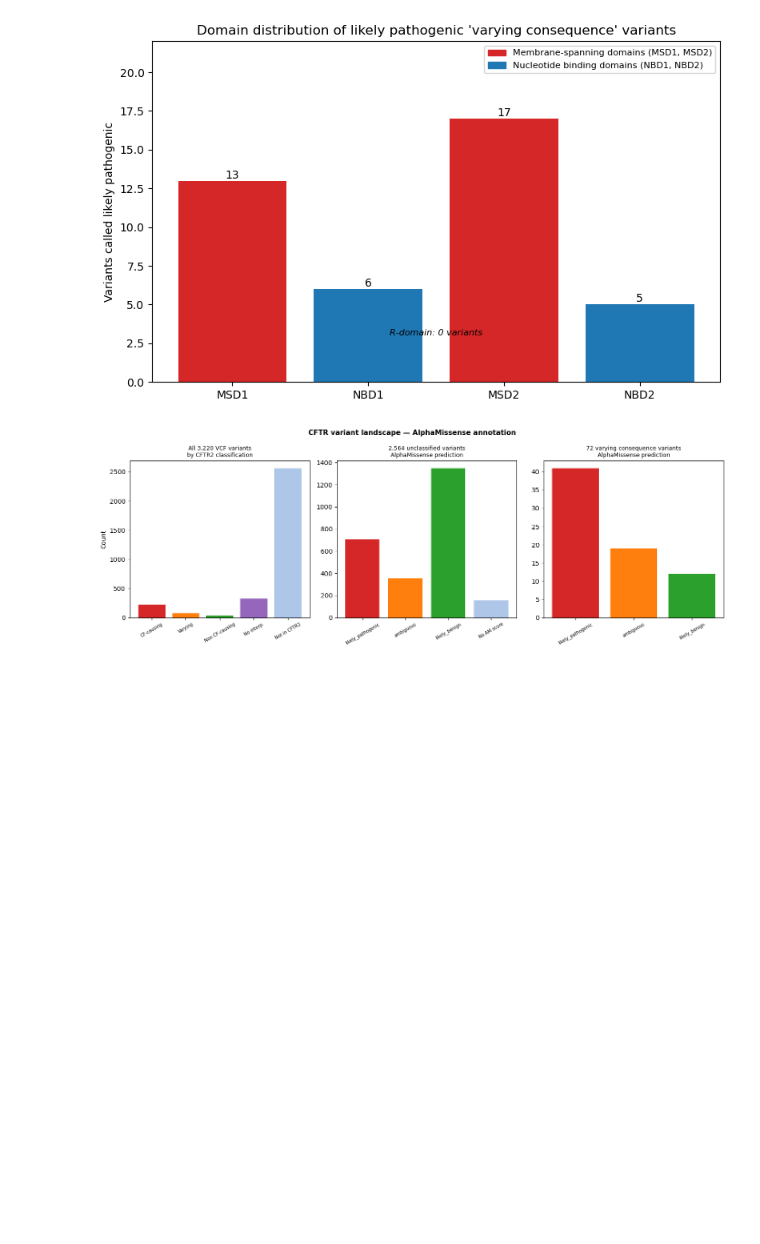
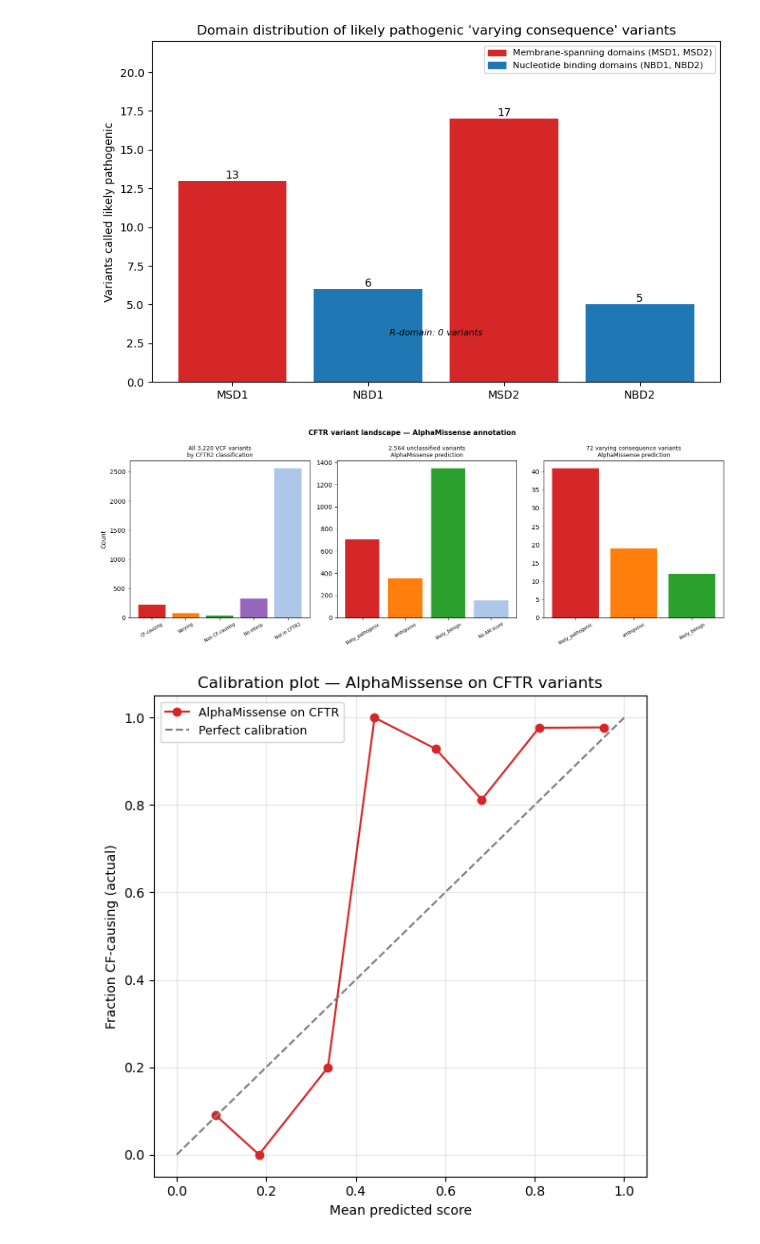
Before and after one commit to RoshaniPawar16/alphamissense-cftr, a Jupyter notebook: alphamissense.ipynb, the cells around one changed output. Cells and saved outputs as stored; diff of their text form; code cells hidden in the pictures; blank space fills up the shorter version.

```diff
--- a/alphamissense.ipynb
+++ b/alphamissense.ipynb
@@ -916,3 +916,27 @@ plt.savefig("summary_plot.png", dpi=150, bbox_inches="tight")
 plt.show()
 # %% [output]
 [figure]
+# %%
+from sklearn.calibration import calibration_curve
+
+binary = result[
+    result["determination_2026"].isin(["CF-causing", "Non CF-causing"]) &
+    result["am_pathogenicity"].notna()
+].copy()
+binary["label"] = (binary["determination_2026"] == "CF-causing").astype(int)
+
+prob_true, prob_pred = calibration_curve(binary["label"], binary["am_pathogenicity"], n_bins=8)
+
+fig, ax = plt.subplots(figsize=(6, 6))
+ax.plot(prob_pred, prob_true, marker="o", color="#d62728", label="AlphaMissense on CFTR")
+ax.plot([0, 1], [0, 1], linestyle="--", color="grey", label="Perfect calibration")
+ax.set_xlabel("Mean predicted score")
+ax.set_ylabel("Fraction CF-causing (actual)")
+ax.set_title("Calibration plot — AlphaMissense on CFTR variants")
+ax.legend(fontsize=9)
+ax.grid(alpha=0.3)
+plt.tight_layout()
+plt.savefig("calibration_plot.png", dpi=150, bbox_inches="tight")
+plt.show()
+# %% [output]
+[figure, added]
```
